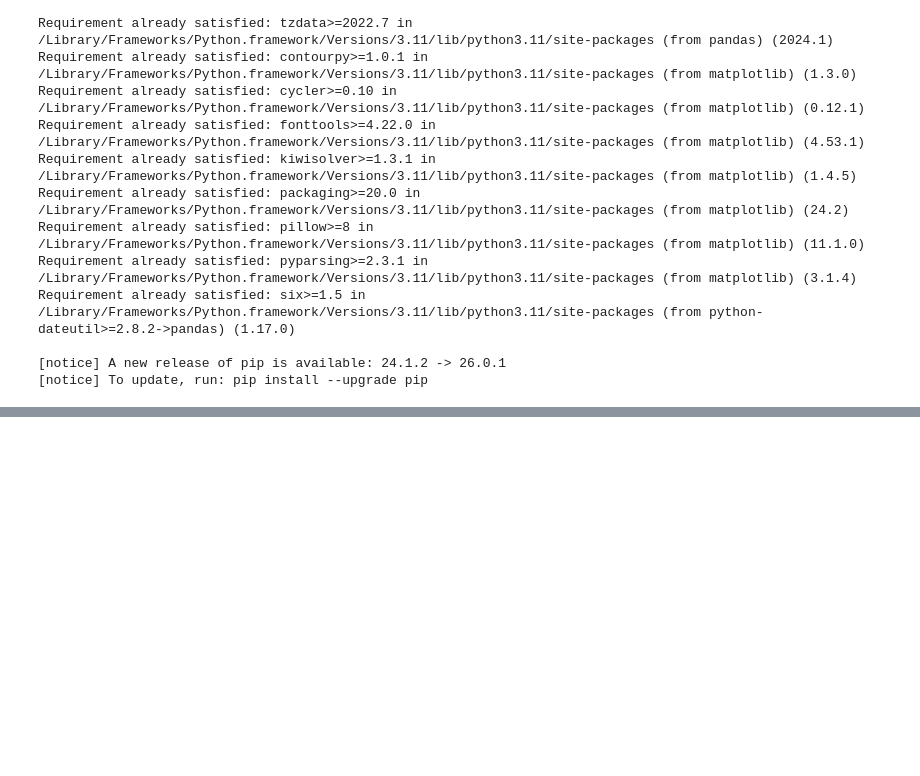
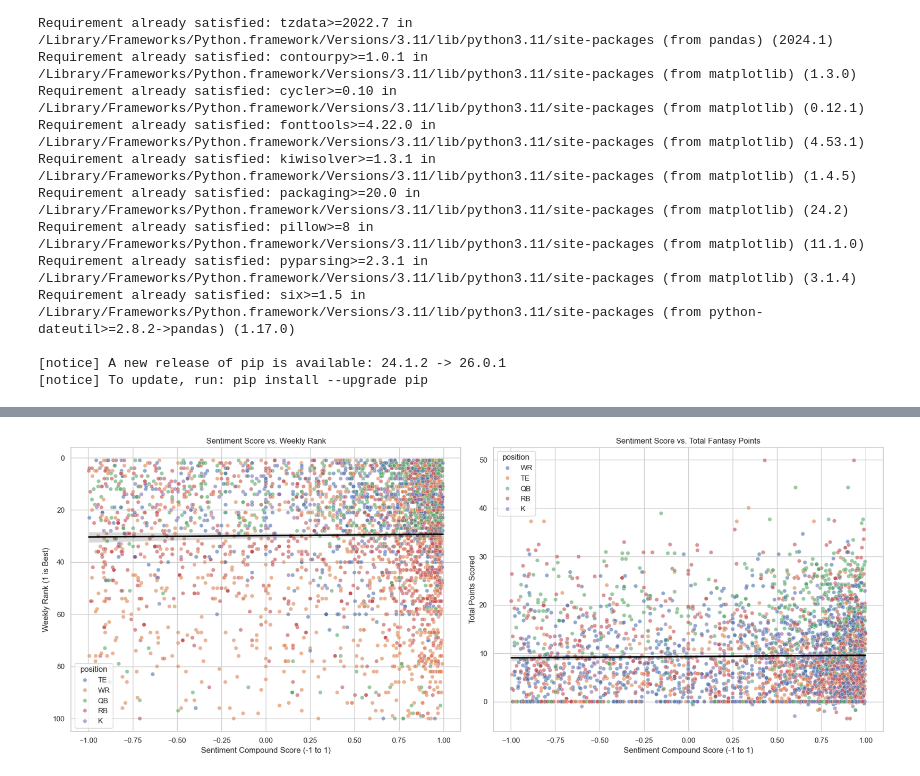
Before and after one commit to bowenslingluff/project-1-fantasy-football, a Jupyter notebook: OUTPUT/eda_plots.ipynb, the cells around one changed output, grey strips where cells are left out. Cells and saved outputs as stored; diff of their text form; code cells hidden in the pictures; blank space fills up the shorter version.

Commit message:
new plots + data appendix

```diff
--- a/OUTPUT/eda_plots.ipynb
+++ b/OUTPUT/eda_plots.ipynb
@@ -277 +269,37 @@ NameError: name 'top_players' is not defined
 <Figure size 1400x700 with 0 Axes>
+# %%
+import pandas as pd
+import matplotlib.pyplot as plt
+import seaborn as sns
+
+# 1. Load your dataset
+
+# Drop rows where we don't have performance data (TotalPoints or Rank is NaN)
+df_clean = df.dropna(subset=['TotalPoints', 'Rank'])
+df_top_100 = df_clean[df_clean['Rank'] <= 100]
+
+# Set up the figure with 2 side-by-side subplots
+fig, axes = plt.subplots(1, 2, figsize=(18, 7))
+
+# ---------------------------------------------------------
+# Plot 1: Sentiment vs. Rank (Top 100 Only)
+# ---------------------------------------------------------
+sns.scatterplot(data=df_top_100, x='sentiment_compound', y='Rank', hue='position', alpha=0.6, ax=axes[0])
+sns.regplot(data=df_top_100, x='sentiment_compound', y='Rank', scatter=False, color='black', ax=axes[0])
+
+axes[0].set_title('Sentiment Score vs. Weekly Rank')
+axes[0].set_xlabel('Sentiment Compound Score (-1 to 1)')
+axes[0].set_ylabel('Weekly Rank (1 is Best)')
+axes[0].invert_yaxis()  # Puts Rank 1 at the top
+
+sns.scatterplot(data=df_clean, x='sentiment_compound', y='TotalPoints', hue='position', alpha=0.6, ax=axes[1])
+sns.regplot(data=df_clean, x='sentiment_compound', y='TotalPoints', scatter=False, color='black', ax=axes[1])
+
+axes[1].set_title('Sentiment Score vs. Total Fantasy Points')
+axes[1].set_xlabel('Sentiment Compound Score (-1 to 1)')
+axes[1].set_ylabel('Total Points Scored')
+
+plt.tight_layout()
+plt.show()
+# %% [output]
+[figure, added]
```
Also changed, not shown: parts of 1 cell of this notebook, 1 other file.
